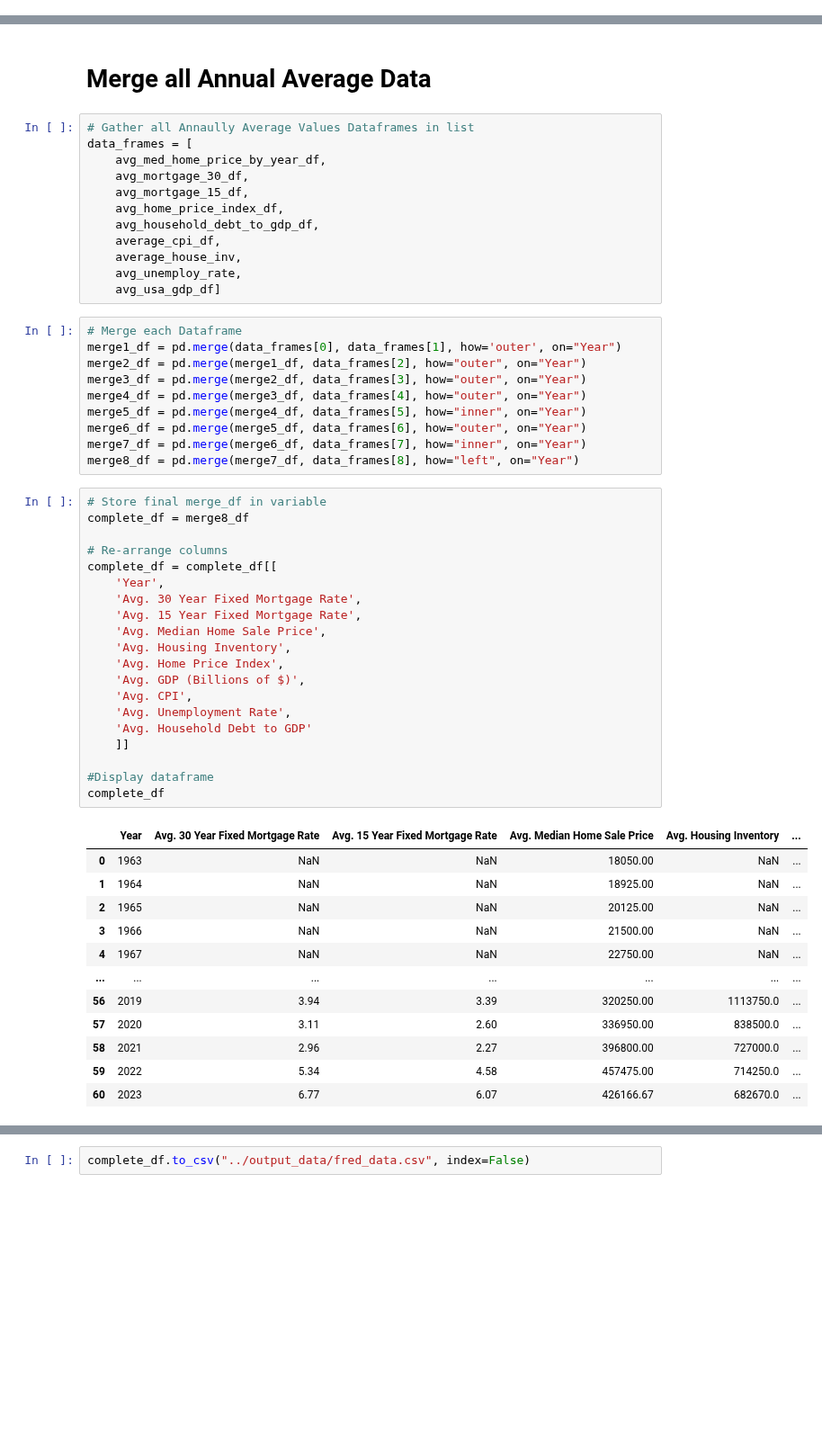
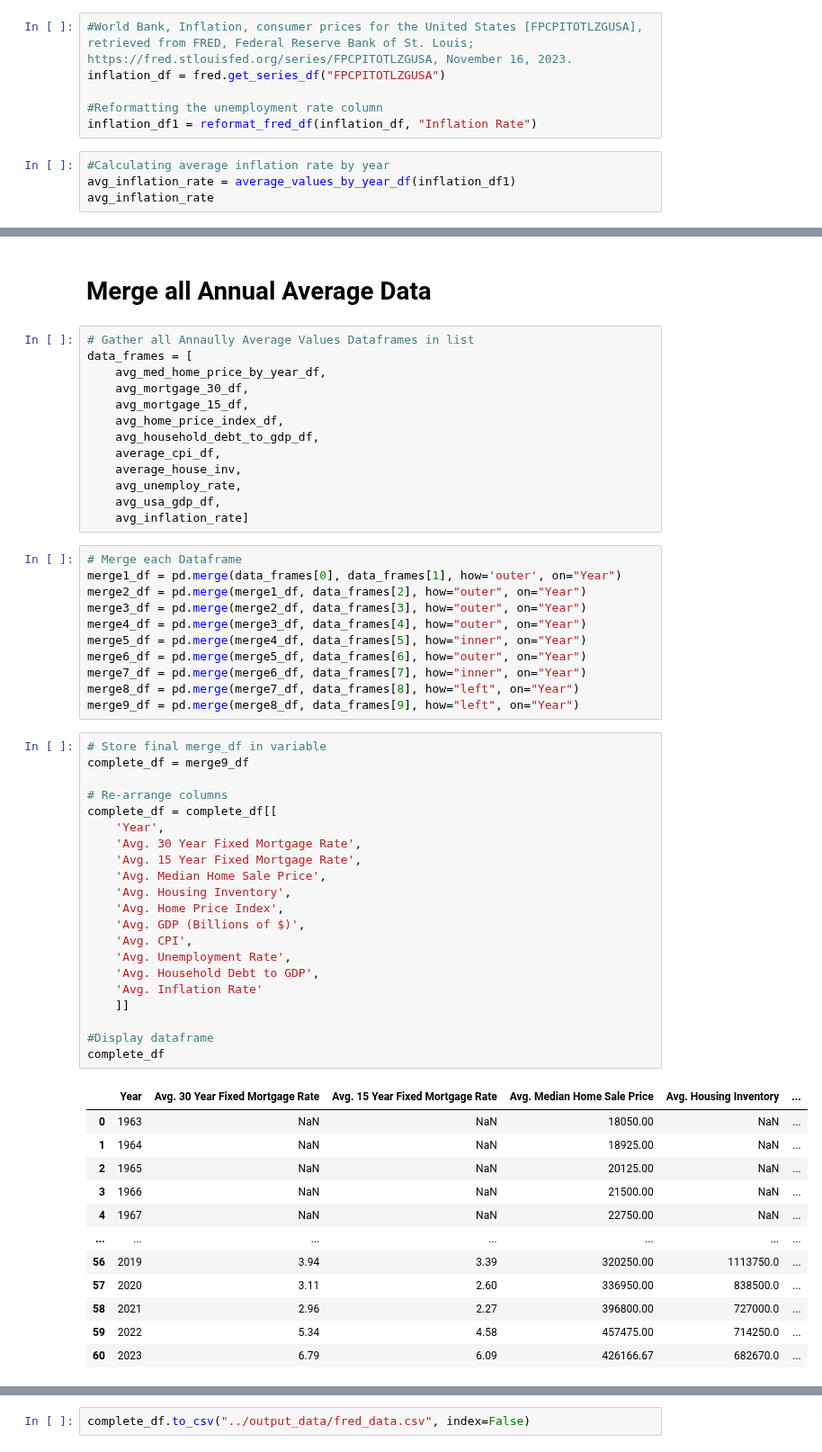
Before and after one commit to njlanger/Project1_Grp3, a Jupyter notebook: input_data/raw_fred_data.ipynb, the cells around one changed output, grey strips where cells are left out. Shown at 90% size. Drawn from its saved outputs; the diff is of its cells as text; blank space fills up the shorter version.

```diff
--- a/input_data/raw_fred_data.ipynb
+++ b/input_data/raw_fred_data.ipynb
@@ -470,0 +474,10 @@ avg_unemploy_rate
+# %%
+#World Bank, Inflation, consumer prices for the United States [FPCPITOTLZGUSA], retrieved from FRED, Federal Reserve Bank of St. Louis; https://fred.stlouisfed.org/series/FPCPITOTLZGUSA, November 16, 2023.
+inflation_df = fred.get_series_df("FPCPITOTLZGUSA")
+
+#Reformatting the unemployment rate column
+inflation_df1 = reformat_fred_df(inflation_df, "Inflation Rate")
+# %%
+#Calculating average inflation rate by year
+avg_inflation_rate = average_values_by_year_df(inflation_df1)
+avg_inflation_rate
@@ -481,7 +508,8 @@ data_frames = [
     average_cpi_df,
     average_house_inv,
     avg_unemploy_rate,
-    avg_usa_gdp_df]
+    avg_usa_gdp_df,
+    avg_inflation_rate]
 # %%
 # Merge each Dataframe
 merge1_df = pd.merge(data_frames[0], data_frames[1], how='outer', on="Year")
@@ -492,36 +520,38 @@ merge5_df = pd.merge(merge4_df, data_frames[5], how="inner", on="Year")
 merge6_df = pd.merge(merge5_df, data_frames[6], how="outer", on="Year")
 merge7_df = pd.merge(merge6_df, data_frames[7], how="inner", on="Year")
 merge8_df = pd.merge(merge7_df, data_frames[8], how="left", on="Year")
+merge9_df = pd.merge(merge8_df, data_frames[9], how="left", on="Year")
 # %%
 # Store final merge_df in variable
-complete_df = merge8_df
+complete_df = merge9_df
 
 # Re-arrange columns
 complete_df = complete_df[[
     'Year',
     'Avg. 30 Year Fixed Mortgage Rate',
     'Avg. 15 Year Fixed Mortgage Rate',
     'Avg. Median Home Sale Price',
     'Avg. Housing Inventory',
     'Avg. Home Price Index',
     'Avg. GDP (Billions of $)',
     'Avg. CPI',
     'Avg. Unemployment Rate',
-    'Avg. Household Debt to GDP'
+    'Avg. Household Debt to GDP',
+    'Avg. Inflation Rate'
     ]]
 
 #Display dataframe
 complete_df
 # %% [output]
 |  | Year | Avg. 30 Year Fixed Mortgage Rate | Avg. 15 Year Fixed Mortgage Rate | Avg. Median Home Sale Price | Avg. Housing Inventory | ... |
 | 0 | 1963 | NaN | NaN | 18050.00 | NaN | ... |
 | 1 | 1964 | NaN | NaN | 18925.00 | NaN | ... |
 | 2 | 1965 | NaN | NaN | 20125.00 | NaN | ... |
 | 3 | 1966 | NaN | NaN | 21500.00 | NaN | ... |
 | 4 | 1967 | NaN | NaN | 22750.00 | NaN | ... |
 | ... | ... | ... | ... | ... | ... | ... |
 | 56 | 2019 | 3.94 | 3.39 | 320250.00 | 1113750.0 | ... |
 | 57 | 2020 | 3.11 | 2.60 | 336950.00 | 838500.0 | ... |
 | 58 | 2021 | 2.96 | 2.27 | 396800.00 | 727000.0 | ... |
 | 59 | 2022 | 5.34 | 4.58 | 457475.00 | 714250.0 | ... |
-| 60 | 2023 | 6.77 | 6.07 | 426166.67 | 682670.0 | ... |
+| 60 | 2023 | 6.79 | 6.09 | 426166.67 | 682670.0 | ... |
```
Also changed, not shown: parts of 6 cells of this notebook, 4 other files.
